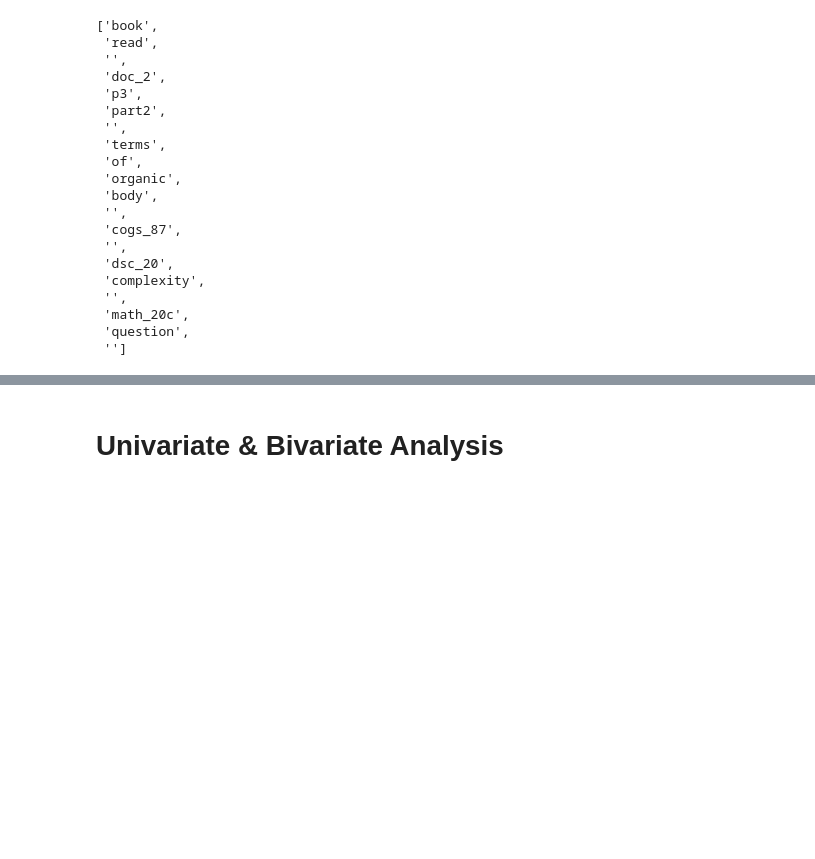
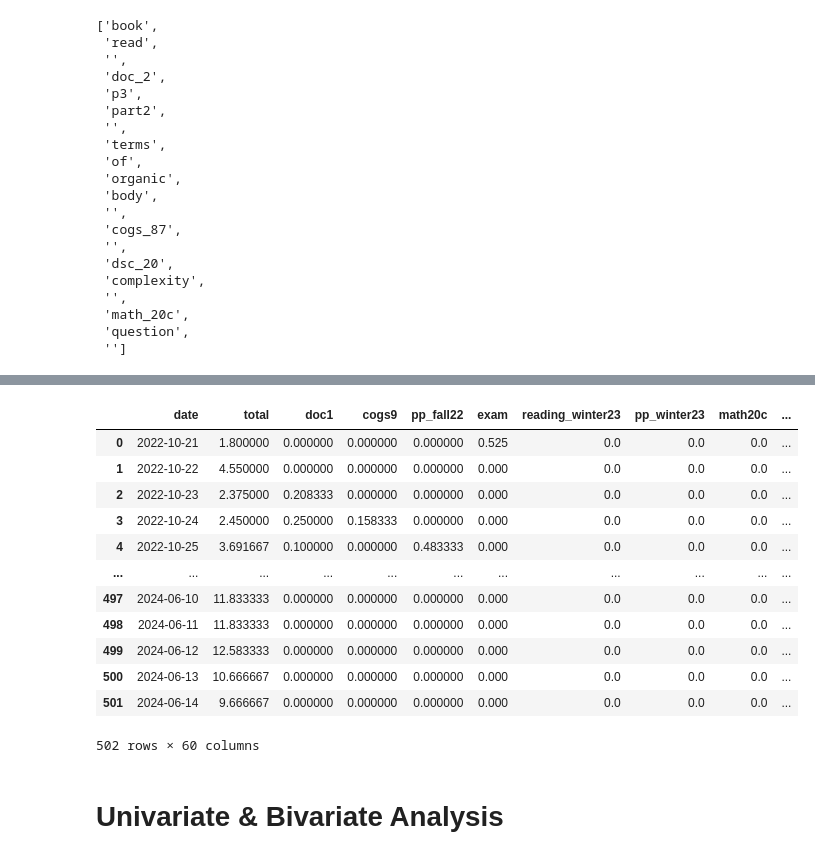
Before and after one commit to KevinBian107/Chatable-Study-Database, a Jupyter notebook: eda.ipynb, the cells around one changed output, grey strips where cells are left out. Saved outputs shown, nothing was run; the diff lists cells and outputs as text; code cells hidden in the pictures; blank space fills up the shorter version.

```diff
--- a/eda.ipynb
+++ b/eda.ipynb
@@ -92,0 +100,16 @@ len(tokens)
+# %%
+clean_study
+# %% [output]
+|  | date | total | doc1 | cogs9 | pp_fall22 | exam | reading_winter23 | pp_winter23 | math20c | ... |
+| 0 | 2022-10-21 | 1.800000 | 0.000000 | 0.000000 | 0.000000 | 0.525 | 0.0 | 0.0 | 0.0 | ... |
+| 1 | 2022-10-22 | 4.550000 | 0.000000 | 0.000000 | 0.000000 | 0.000 | 0.0 | 0.0 | 0.0 | ... |
+| 2 | 2022-10-23 | 2.375000 | 0.208333 | 0.000000 | 0.000000 | 0.000 | 0.0 | 0.0 | 0.0 | ... |
+| 3 | 2022-10-24 | 2.450000 | 0.250000 | 0.158333 | 0.000000 | 0.000 | 0.0 | 0.0 | 0.0 | ... |
+| 4 | 2022-10-25 | 3.691667 | 0.100000 | 0.000000 | 0.483333 | 0.000 | 0.0 | 0.0 | 0.0 | ... |
+| ... | ... | ... | ... | ... | ... | ... | ... | ... | ... | ... |
+| 497 | 2024-06-10 | 11.833333 | 0.000000 | 0.000000 | 0.000000 | 0.000 | 0.0 | 0.0 | 0.0 | ... |
+| 498 | 2024-06-11 | 11.833333 | 0.000000 | 0.000000 | 0.000000 | 0.000 | 0.0 | 0.0 | 0.0 | ... |
+| 499 | 2024-06-12 | 12.583333 | 0.000000 | 0.000000 | 0.000000 | 0.000 | 0.0 | 0.0 | 0.0 | ... |
+| 500 | 2024-06-13 | 10.666667 | 0.000000 | 0.000000 | 0.000000 | 0.000 | 0.0 | 0.0 | 0.0 | ... |
+| 501 | 2024-06-14 | 9.666667 | 0.000000 | 0.000000 | 0.000000 | 0.000 | 0.0 | 0.0 | 0.0 | ... |
+502 rows × 60 columns
```
Also changed, not shown: parts of 12 cells of this notebook, 9 other files.
